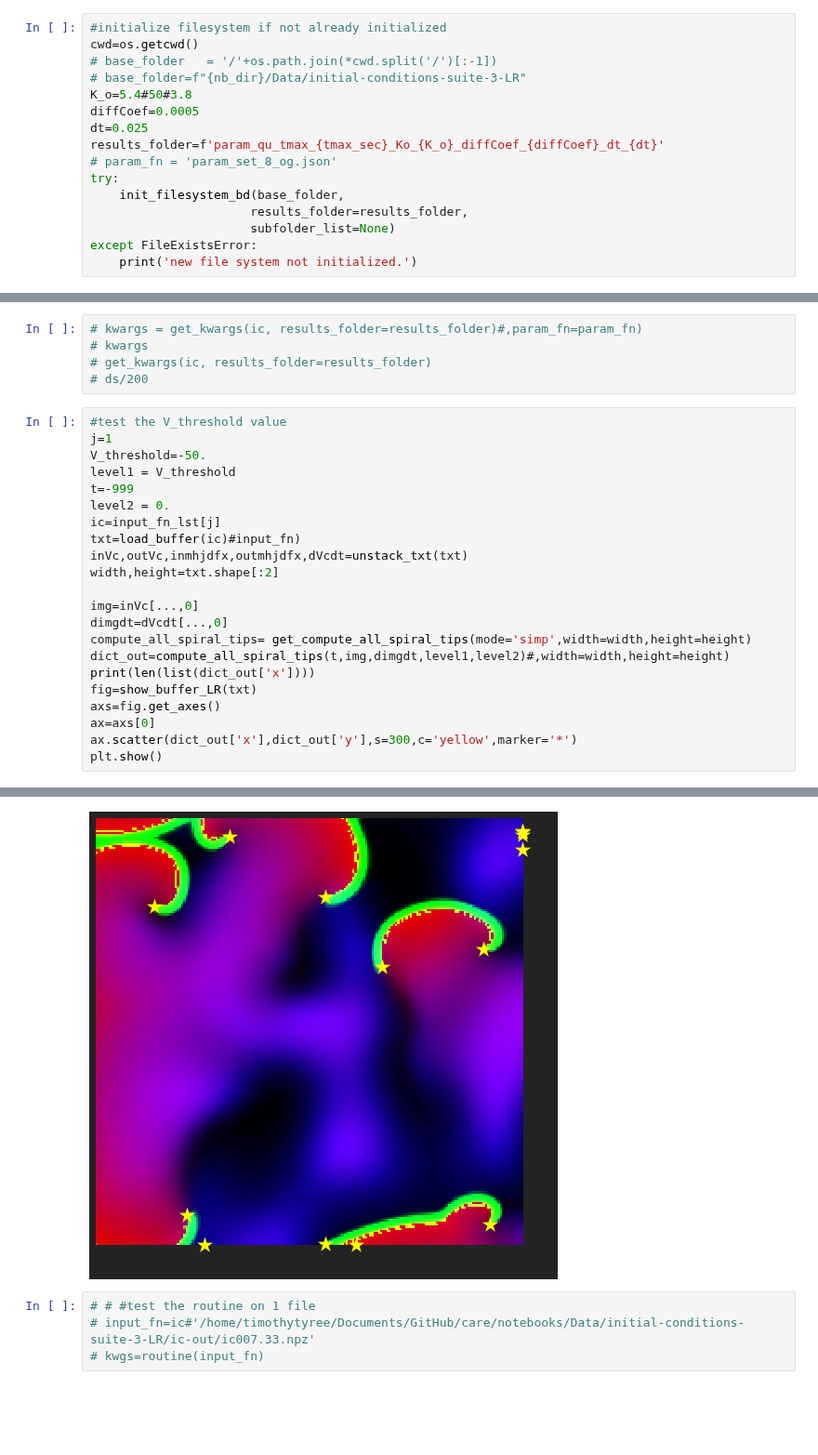
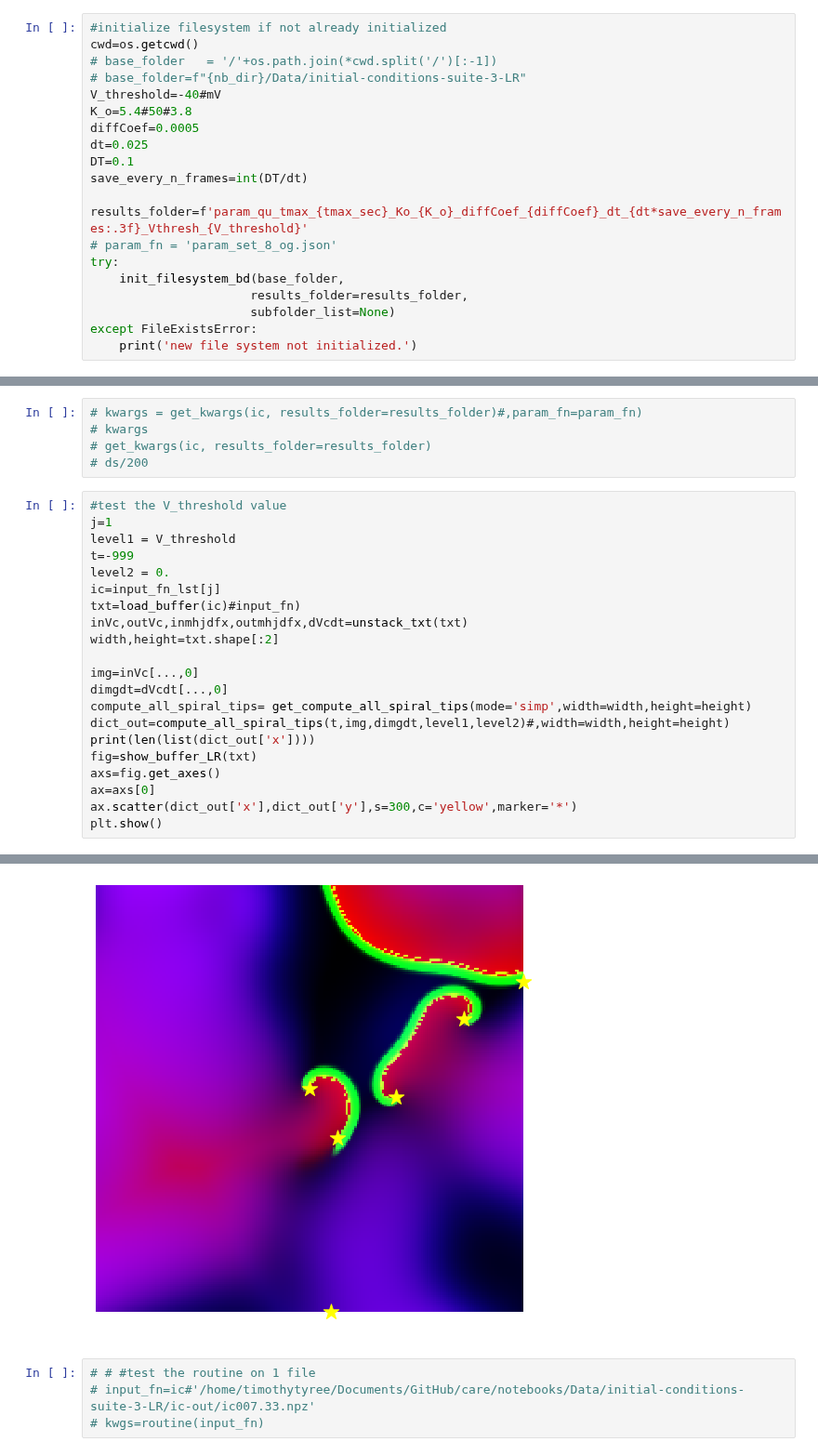
Before and after one commit to timtyree/care, a Jupyter notebook: notebooks/generate tip logs for folder of initial conditions.ipynb, the cells around one changed output, grey strips where cells are left out. Shown at 93% size. Saved outputs shown, nothing was run; the diff lists cells and outputs as text; blank space fills up the shorter version.

```diff
--- a/notebooks/generate tip logs for folder of initial conditions.ipynb
+++ b/notebooks/generate tip logs for folder of initial conditions.ipynb
@@ -43,10 +43,14 @@ print(base_folder)
 cwd=os.getcwd()
 # base_folder   = '/'+os.path.join(*cwd.split('/')[:-1])
 # base_folder=f"{nb_dir}/Data/initial-conditions-suite-3-LR"
+V_threshold=-40#mV
 K_o=5.4#50#3.8
 diffCoef=0.0005
 dt=0.025
-results_folder=f'param_qu_tmax_{tmax_sec}_Ko_{K_o}_diffCoef_{diffCoef}_dt_{dt}'
+DT=0.1
+save_every_n_frames=int(DT/dt)
+
+results_folder=f'param_qu_tmax_{tmax_sec}_Ko_{K_o}_diffCoef_{diffCoef}_dt_{dt*save_every_n_frames:.3f}_Vthresh_{V_threshold}'
 # param_fn = 'param_set_8_og.json'
 try:
     init_filesystem_bd(base_folder,
@@ -114,7 +118,6 @@ generate_tip_logs_from_ic
 # %%
 #test the V_threshold value
 j=1
-V_threshold=-50.
 level1 = V_threshold
 t=-999
 level2 = 0.
@@ -139,4 +142,4 @@ Clipping input data to the valid range for imshow with RGB data ([0..1] for floa
-[figure, old version]
+[figure, new version]
 # %%
 # # #test the routine on 1 file
 # input_fn=ic#'/home/timothytyree/Documents/GitHub/care/notebooks/Data/initial-conditions-suite-3-LR/ic-out/ic007.33.npz'
```
Also changed, not shown: parts of 6 cells of this notebook, 3 other files.
